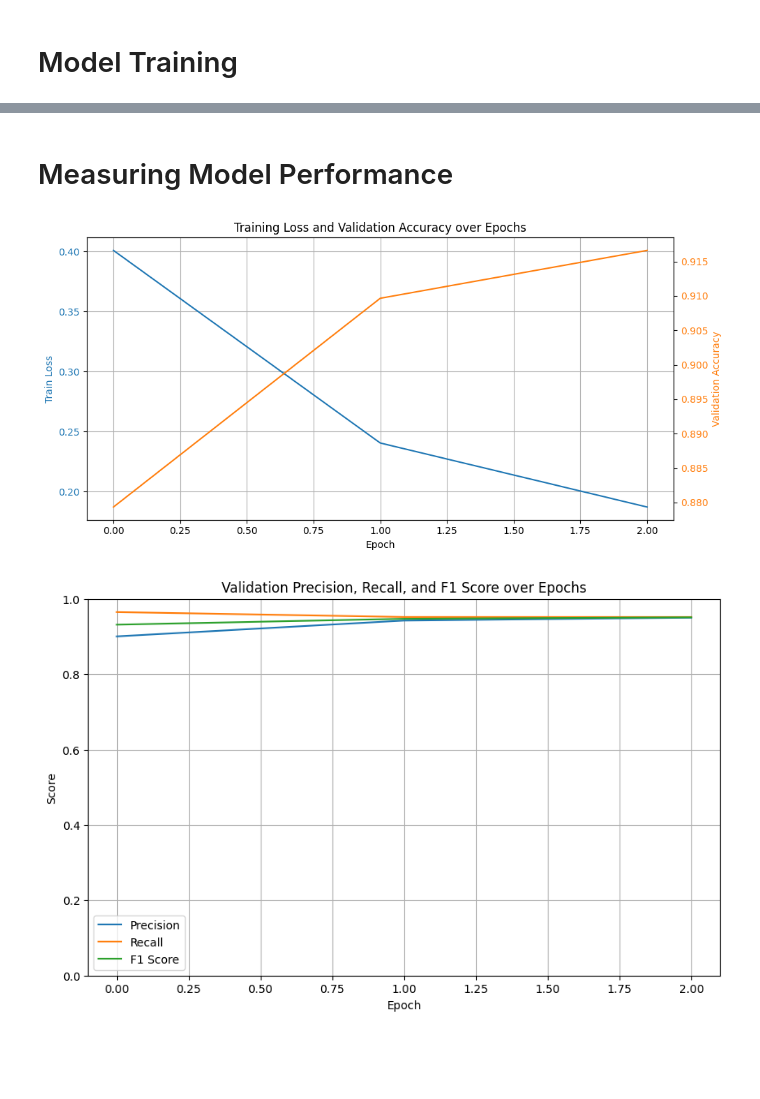
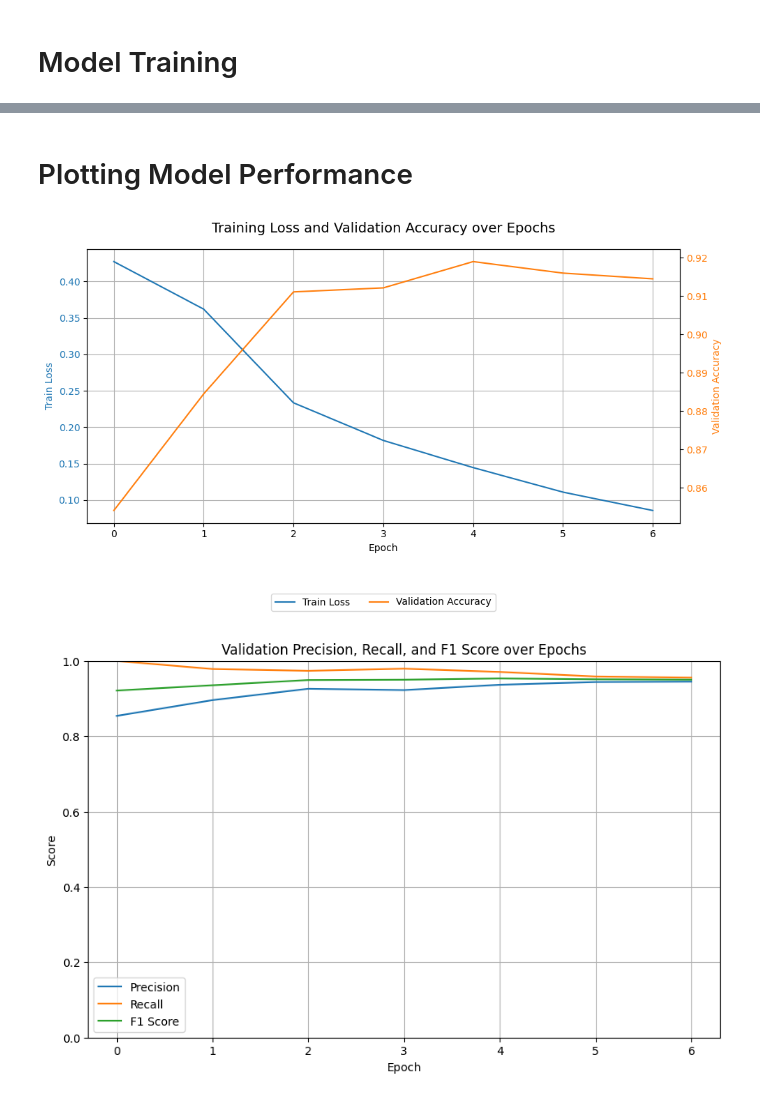
Before and after one commit to Kai-Gowers/Sentiment-Analysis-Performance-Analysis, a Jupyter notebook: SentimentAnalysisLSTM.ipynb, the cells around one changed output, grey strips where cells are left out. Drawn from its saved outputs; the diff is of its cells as text; code cells hidden in the pictures; blank space fills up the shorter version.

Commit message:
updates
- changed data split to 70/20/10 for training, validation, test sets

```diff
--- a/SentimentAnalysisLSTM.ipynb
+++ b/SentimentAnalysisLSTM.ipynb
@@ -140,7 +144,6 @@ Model creation complete.
 # %% [markdown]
 # Model Training
 # %%
-
 train_losses = []
 val_accuracies = []
 
@@ -176,7 +179,7 @@ for epoch in range(EPOCHS):
         loop.set_description(f"Epoch [{epoch+1}/{EPOCHS}]")
         loop.set_postfix(loss=loss.item())
 
-    # Validation
+    # ✅ Use val_loader for validation (not test_loader)
     model.eval()
     total_correct = 0
     total = 0
@@ -185,7 +188,7 @@ for epoch in range(EPOCHS):
     predicted_labels = []
 
     with torch.no_grad():
-        for inputs, labels in test_loader:
+        for inputs, labels in val_loader:
             inputs, labels = inputs.to(device), labels.to(device)
             outputs = model(inputs).view(-1)
             preds = (torch.sigmoid(outputs) > 0.5).float()
@@ -214,7 +217,7 @@ for epoch in range(EPOCHS):
     print(f"Epoch {epoch+1}/{EPOCHS}, Train Loss: {avg_train_loss:.4f}, Val Acc: {val_acc:.4f}, Precision: {precision:.4f}, Recall: {recall:.4f}, F1: {f1:.4f}")
 
     # Early stopping check
-    if val_acc > best_val_acc + 0.2:
+    if val_acc > best_val_acc:
         best_val_acc = val_acc
         epochs_no_improve = 0
         torch.save(model.state_dict(), 'best_model.pth')
@@ -232,48 +280,64 @@ Early stopping triggered at epoch 3
 # %% [markdown]
-# Measuring Model Performance
+# Plotting Model Performance
 # %%
-
-#PLOT TRAINING LOSS AND VALIDATION ACCURACY
-
-fig, ax1 = plt.subplots(figsize=(10,5))
+# Plot Training Loss and Validation Accuracy
+fig, ax1 = plt.subplots(figsize=(10, 5))
 
 # Plot Training Loss
 color = 'tab:blue'
 ax1.set_xlabel('Epoch')
 ax1.set_ylabel('Train Loss', color=color)
 ax1.plot(train_losses, label='Train Loss', color=color)
 ax1.tick_params(axis='y', labelcolor=color)
 ax1.grid()
 
-# Create a second y-axis for Validation Accuracy
-ax2 = ax1.twinx()  # instantiate a second axes sharing the same x-axis
-
+# Second y-axis for Validation Accuracy
+ax2 = ax1.twinx()
 color = 'tab:orange'
 ax2.set_ylabel('Validation Accuracy', color=color)
 ax2.plot(val_accuracies, label='Validation Accuracy', color=color)
 ax2.tick_params(axis='y', labelcolor=color)
 
 # Titles
-plt.title('Training Loss and Validation Accuracy over Epochs')
+fig.suptitle('Training Loss and Validation Accuracy over Epochs', fontsize=14)
 fig.tight_layout()
+fig.legend(loc='lower center', bbox_to_anchor=(0.5, -0.15), ncol=2)
 plt.show()
 
 
-#PLOT PRECISION, RECALL, F1 SCORE
-
-plt.figure(figsize=(10,6))
+# Plot Validation Precision, Recall, F1
+plt.figure(figsize=(10, 6))
 
 plt.plot(val_precisions, label='Precision')
 plt.plot(val_recalls, label='Recall')
 plt.plot(val_f1s, label='F1 Score')
 
 plt.title('Validation Precision, Recall, and F1 Score over Epochs')
 plt.xlabel('Epoch')
 plt.ylabel('Score')
 plt.ylim(0, 1)
 plt.legend()
 plt.grid()
 plt.show()
+
+
+# Final Test Metrics Bar Chart
+test_metrics = [test_acc, precision, recall, f1]
+metric_names = ['Accuracy', 'Precision', 'Recall', 'F1 Score']
+
+plt.figure(figsize=(8, 5))
+bars = plt.bar(metric_names, test_metrics, color=['tab:green', 'tab:purple', 'tab:brown', 'tab:gray'])
+plt.title('Final Test Set Metrics')
+plt.ylabel('Score')
+plt.ylim(0, 1)
+plt.grid(axis='y')
+
+# Annotate bars with values
+for bar in bars:
+    height = bar.get_height()
+    plt.text(bar.get_x() + bar.get_width() / 2, height + 0.02, f"{height:.2f}", ha='center', va='bottom', fontsize=10, fontweight='bold')
+
+plt.show()
 # %% [output]
-[figure, old version]
+[figure, new version]
-[figure, old version]
+[figure, new version]
```
Also changed, not shown: parts of 6 cells of this notebook, 1 other file.
